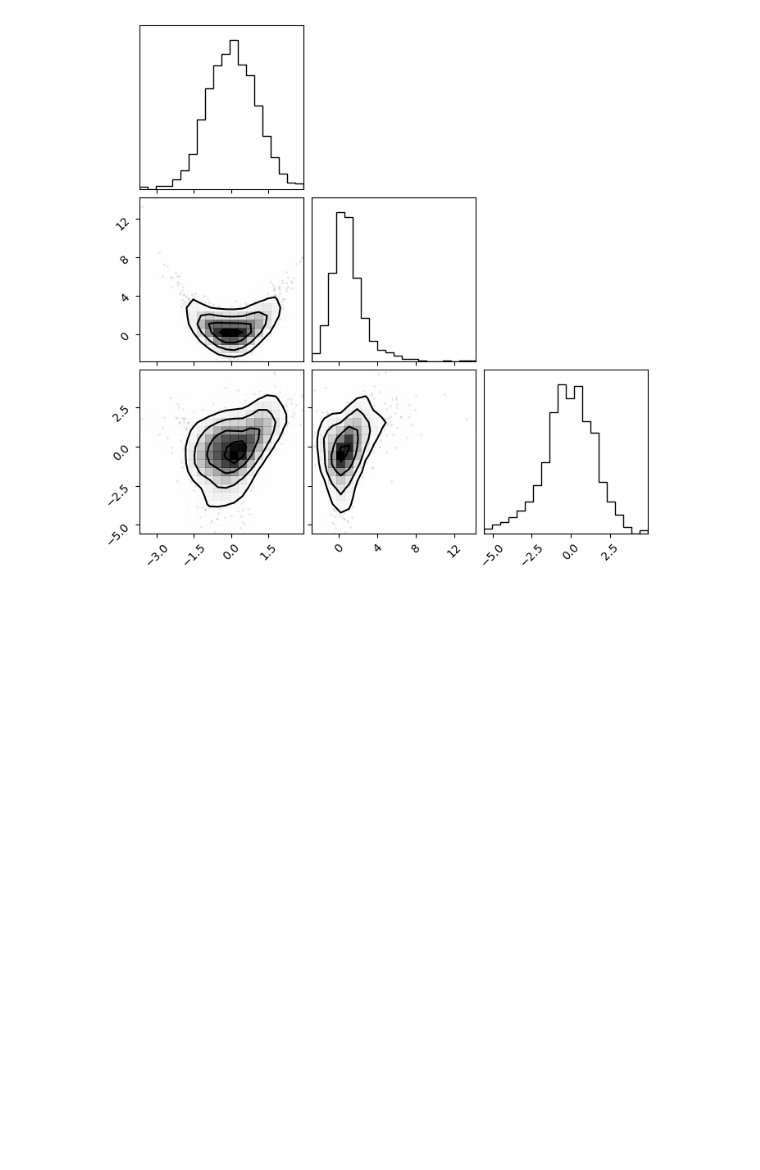
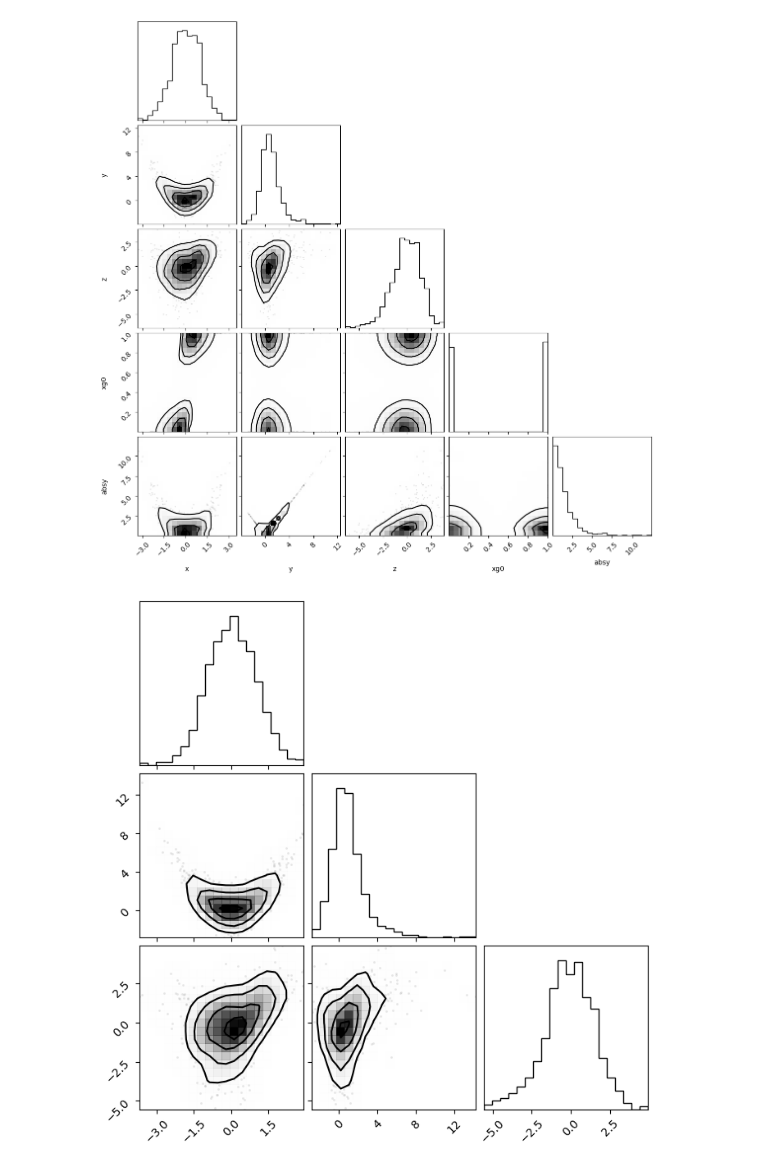
Before and after one commit to astro-jingtao/astro_statistics_assistant, a Jupyter notebook: example/corner_plot.ipynb, the cells around one changed output. Saved outputs shown, nothing was run; the diff lists cells and outputs as text; code cells hidden in the pictures; blank space fills up the shorter version.

```diff
--- a/example/corner_plot.ipynb
+++ b/example/corner_plot.ipynb
@@ -16,3 +20,7 @@ dataset.corner(['x', 'y', 'z'], kde_smooth=True)
+# %%
+dataset.corner(kde_smooth=True)
+# %% [output]
+[figure, added]
 # %%
 corner(np.array([x, y, z]).T, kde_smooth=True);
 # %% [output]
```
Also changed, not shown: parts of 3 cells of this notebook, 1 other file.
